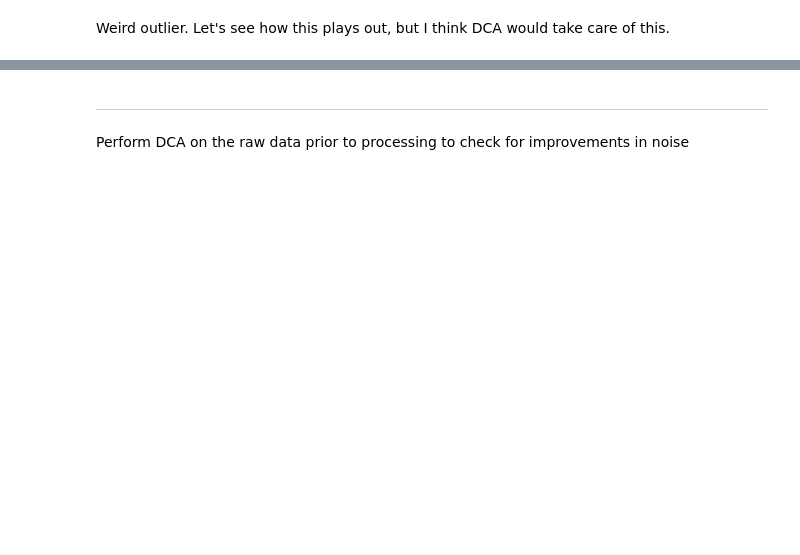
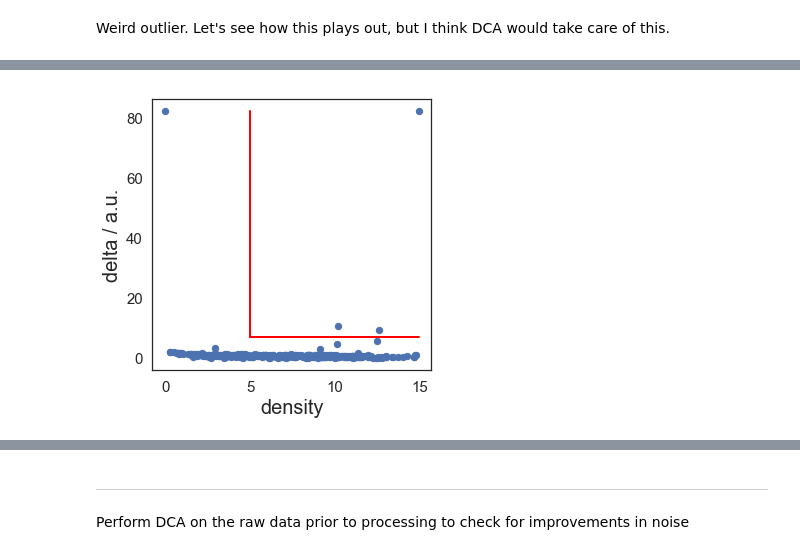
Before and after one commit to codyheiser/furry-couscous, a Jupyter notebook: checkpoint_20Nov18.ipynb, the cells around one changed output, grey strips where cells are left out. Saved outputs shown, nothing was run; the diff lists cells and outputs as text; code cells hidden in the pictures; blank space fills up the shorter version.

```diff
--- a/checkpoint_20Nov18.ipynb
+++ b/checkpoint_20Nov18.ipynb
@@ -256,5 +287,7 @@ r00_tsne_clu = Cluster(r00_tSNE.astype('float'))
 # %%
-r00_tsne_clu.assign(5,10)
+r00_tsne_clu.assign(5,7)
+# %% [output]
+[figure, added]
 # %%
 # plot clusters with point densities
 fig, ax = plt.subplots(1, 3, figsize=(15, 5))
```
Also changed, not shown: parts of 36 cells of this notebook, 1 other file.
